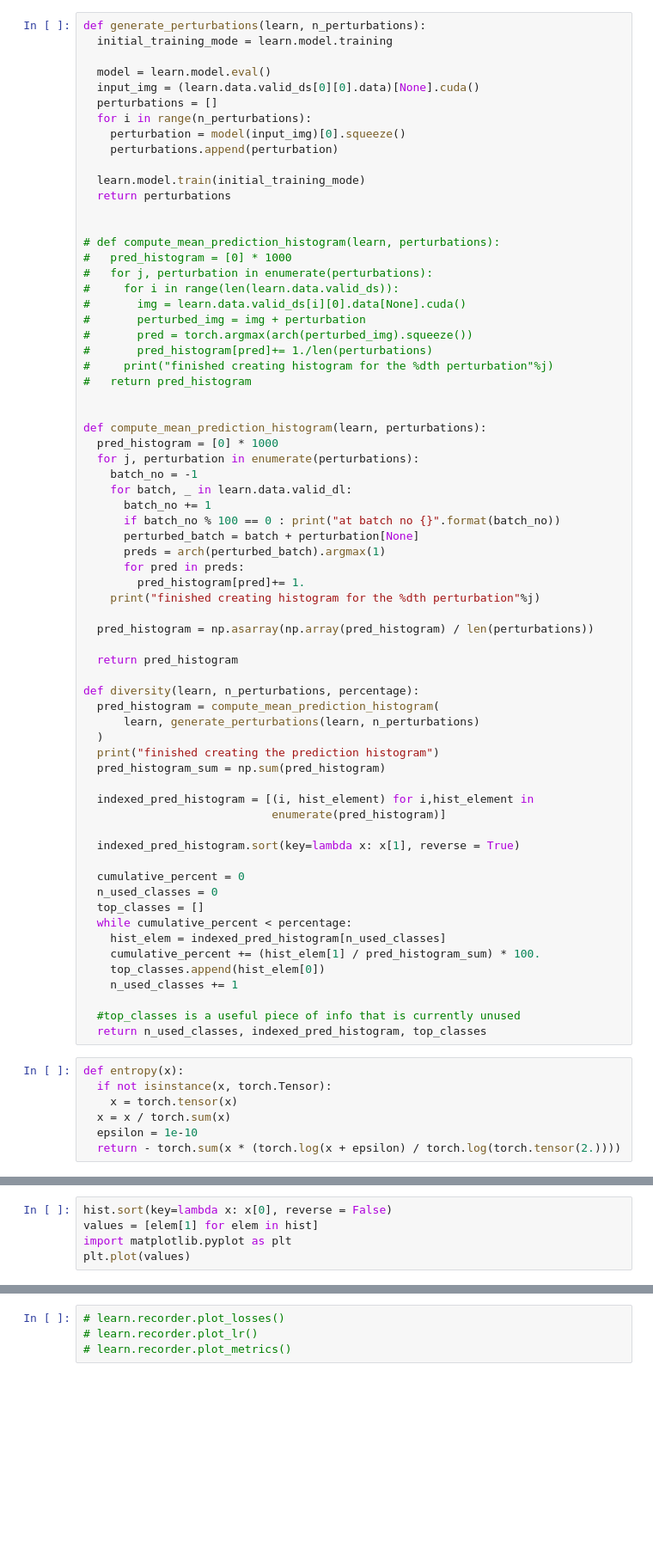
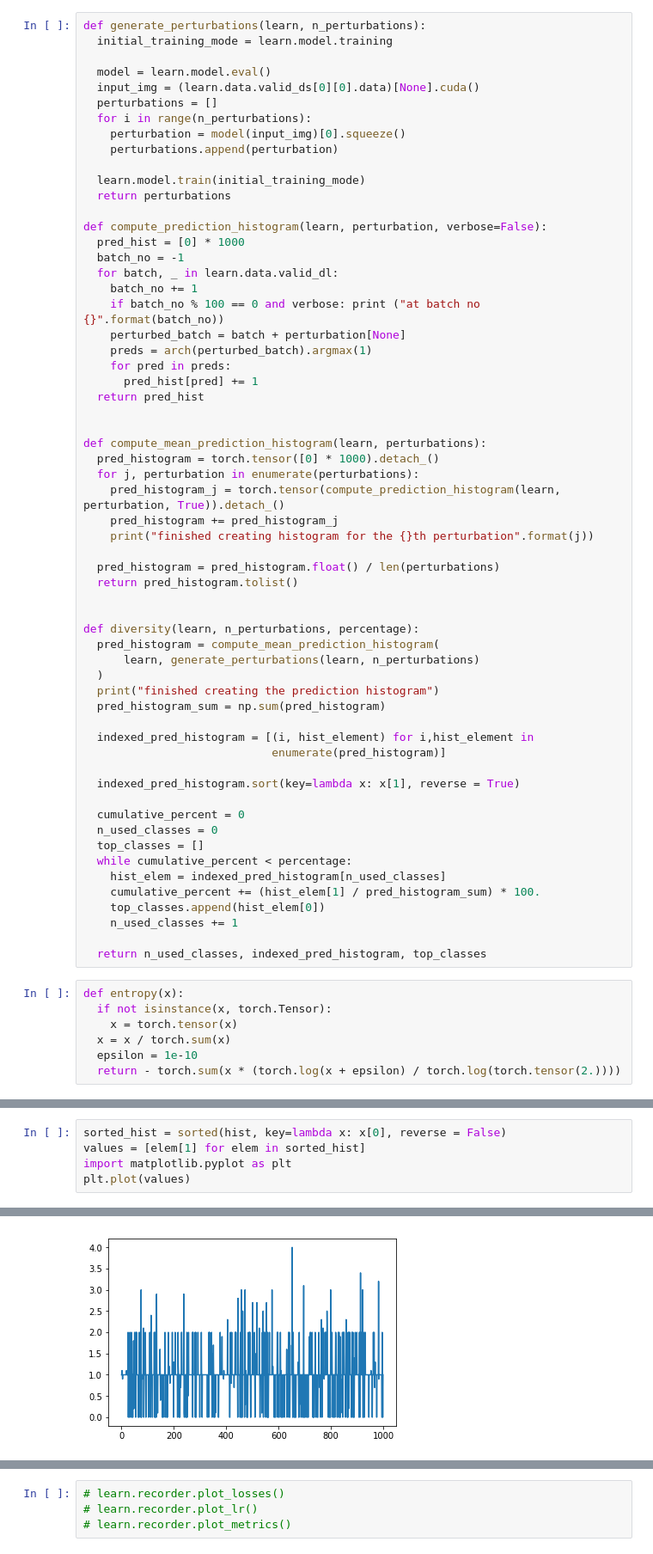
Before and after one commit to ahmad-PH/nag-notebooks, a Jupyter notebook: NAG_tripletLossExperiment.ipynb, the cells around one changed output, grey strips where cells are left out. Shown at 86% size. Cells and saved outputs as stored; diff of their text form; blank space fills up the shorter version.

Commit message:
Add three experiments, also refine the compute_mean_hist function

```diff
--- a/NAG_tripletLossExperiment.ipynb
+++ b/NAG_tripletLossExperiment.ipynb
@@ -769,35 +769,29 @@ def generate_perturbations(learn, n_perturbations):
   learn.model.train(initial_training_mode)
   return perturbations
 
-
-# def compute_mean_prediction_histogram(learn, perturbations):
-#   pred_histogram = [0] * 1000
-#   for j, perturbation in enumerate(perturbations):
-#     for i in range(len(learn.data.valid_ds)):
-#       img = learn.data.valid_ds[i][0].data[None].cuda()
-#       perturbed_img = img + perturbation
-#       pred = torch.argmax(arch(perturbed_img).squeeze())
-#       pred_histogram[pred]+= 1./len(perturbations)
-#     print("finished creating histogram for the %dth perturbation"%j)
-#   return pred_histogram
+def compute_prediction_histogram(learn, perturbation, verbose=False):
+  pred_hist = [0] * 1000
+  batch_no = -1
+  for batch, _ in learn.data.valid_dl:
+    batch_no += 1
+    if batch_no % 100 == 0 and verbose: print ("at batch no {}".format(batch_no))
+    perturbed_batch = batch + perturbation[None]
+    preds = arch(perturbed_batch).argmax(1)
+    for pred in preds:
+      pred_hist[pred] += 1
+  return pred_hist
 
 
 def compute_mean_prediction_histogram(learn, perturbations):
-  pred_histogram = [0] * 1000
+  pred_histogram = torch.tensor([0] * 1000).detach_()
   for j, perturbation in enumerate(perturbations):
-    batch_no = -1
-    for batch, _ in learn.data.valid_dl:
-      batch_no += 1
-      if batch_no % 100 == 0 : print("at batch no {}".format(batch_no))
-      perturbed_batch = batch + perturbation[None]
-      preds = arch(perturbed_batch).argmax(1)
-      for pred in preds:
-        pred_histogram[pred]+= 1.
-    print("finished creating histogram for the %dth perturbation"%j)
+    pred_histogram_j = torch.tensor(compute_prediction_histogram(learn, perturbation, True)).detach_()
+    pred_histogram += pred_histogram_j
+    print("finished creating histogram for the {}th perturbation".format(j))
 
-  pred_histogram = np.asarray(np.array(pred_histogram) / len(perturbations))
+  pred_histogram = pred_histogram.float() / len(perturbations)
+  return pred_histogram.tolist()
 
-  return pred_histogram
 
 def diversity(learn, n_perturbations, percentage):
   pred_histogram = compute_mean_prediction_histogram(
@@ -820,7 +814,6 @@ def diversity(learn, n_perturbations, percentage):
     top_classes.append(hist_elem[0])
     n_used_classes += 1
 
-  #top_classes is a useful piece of info that is currently unused
   return n_used_classes, indexed_pred_histogram, top_classes
 # %%
 def entropy(x):
@@ -913,5 +846,6 @@ n, hist, tk
 # %%
-hist.sort(key=lambda x: x[0], reverse = False)
-values = [elem[1] for elem in hist]
+sorted_hist = sorted(hist, key=lambda x: x[0], reverse = False)
+values = [elem[1] for elem in sorted_hist]
 import matplotlib.pyplot as plt
 plt.plot(values)
+# %% [output]
@@ -918,3 +853,4 @@ plt.plot(values)
+[figure, added]
 # %%
 def make_triplet_samples(z, margin, r2, r3):
   positive_sample = z + random_vector_volume(z.shape, 0, margin).cuda()
```
Also changed, not shown: parts of 15 cells of this notebook.
